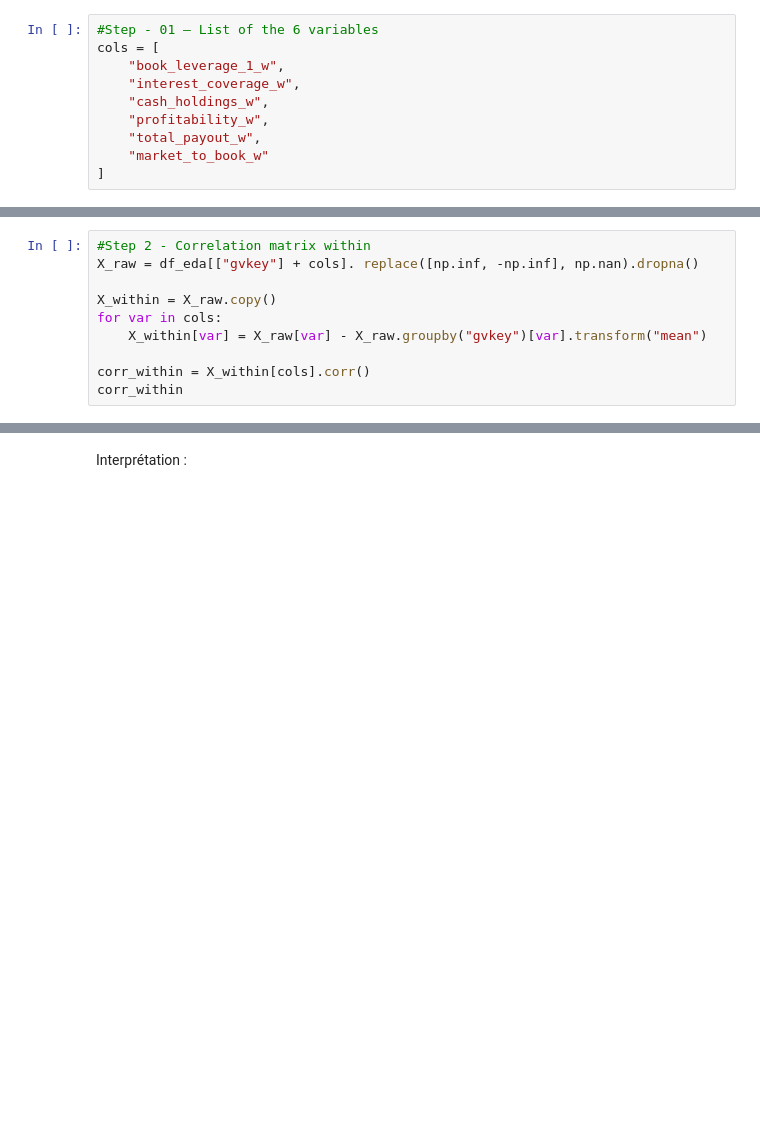
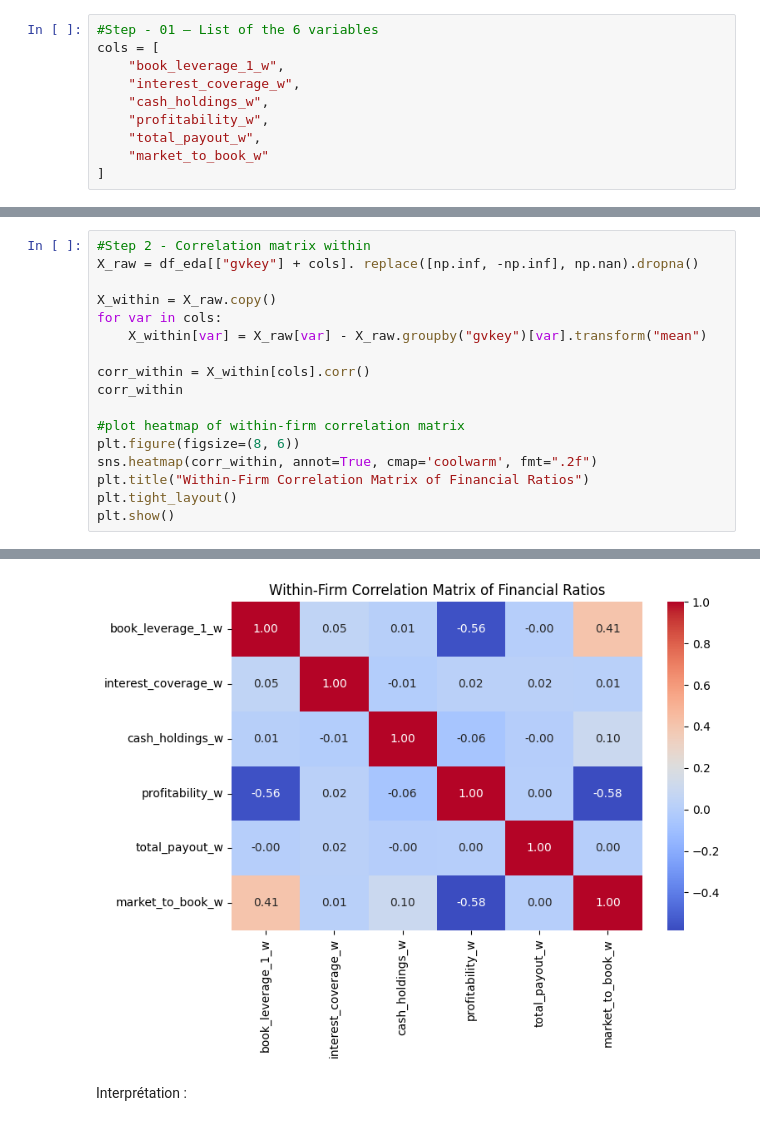
Before and after one commit to NguQLT/Applied-Corporate-Finance, a Jupyter notebook: Homework 1 Compustat and its Perils.ipynb, the cells around one changed output, grey strips where cells are left out. Saved outputs shown, nothing was run; the diff lists cells and outputs as text; blank space fills up the shorter version.

```diff
--- a/Homework 1 Compustat and its Perils.ipynb
+++ b/Homework 1 Compustat and its Perils.ipynb
@@ -551,4 +617,11 @@ for var in cols:
 
 corr_within = X_within[cols].corr()
 corr_within
+
+#plot heatmap of within-firm correlation matrix
+plt.figure(figsize=(8, 6))
+sns.heatmap(corr_within, annot=True, cmap='coolwarm', fmt=".2f")
+plt.title("Within-Firm Correlation Matrix of Financial Ratios")
+plt.tight_layout()
+plt.show()
 # %% [output]
@@ -562,3 +628,4 @@ corr_within
+[figure, added]
 # %% [markdown]
 Interprétation :
 # %% [markdown]
```
Also changed, not shown: parts of 50 cells of this notebook.
